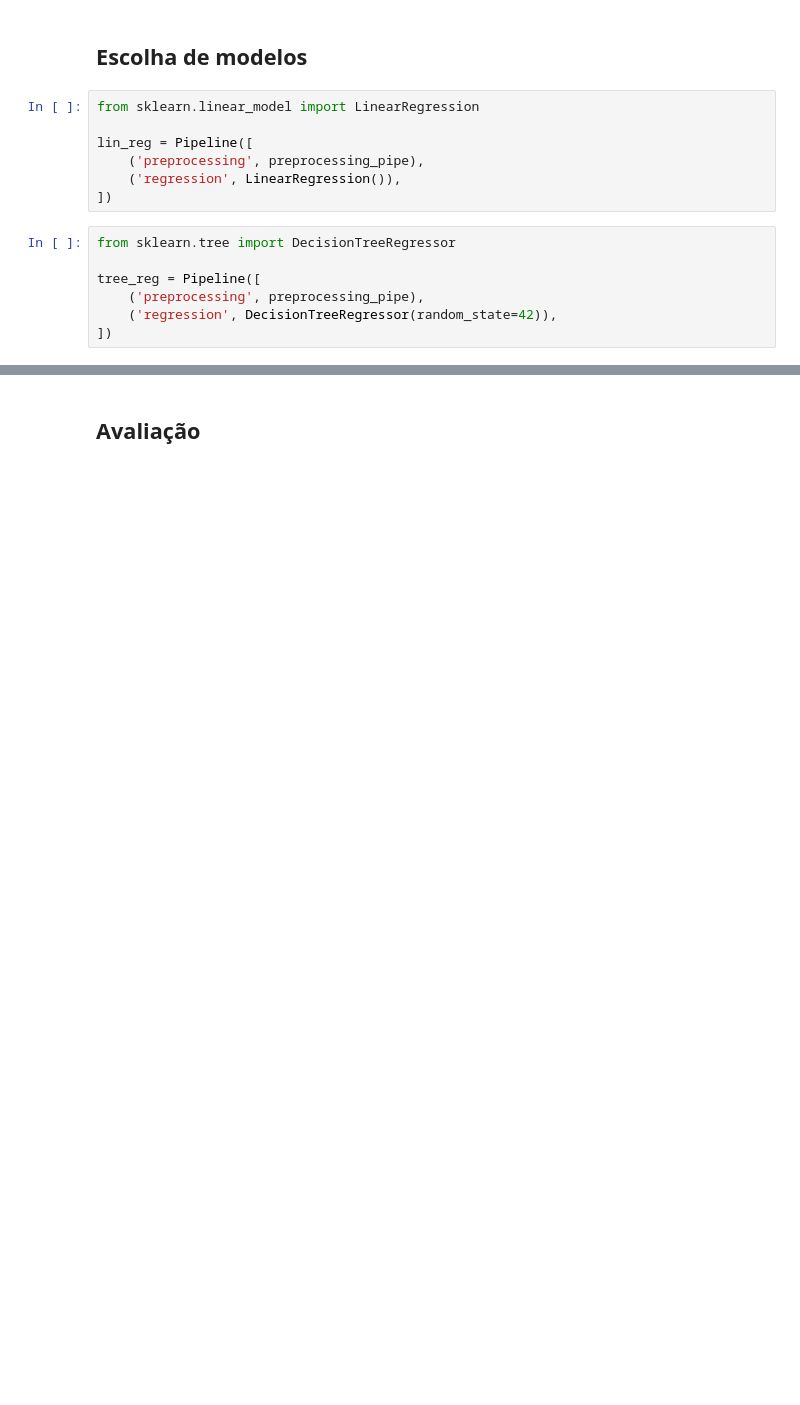
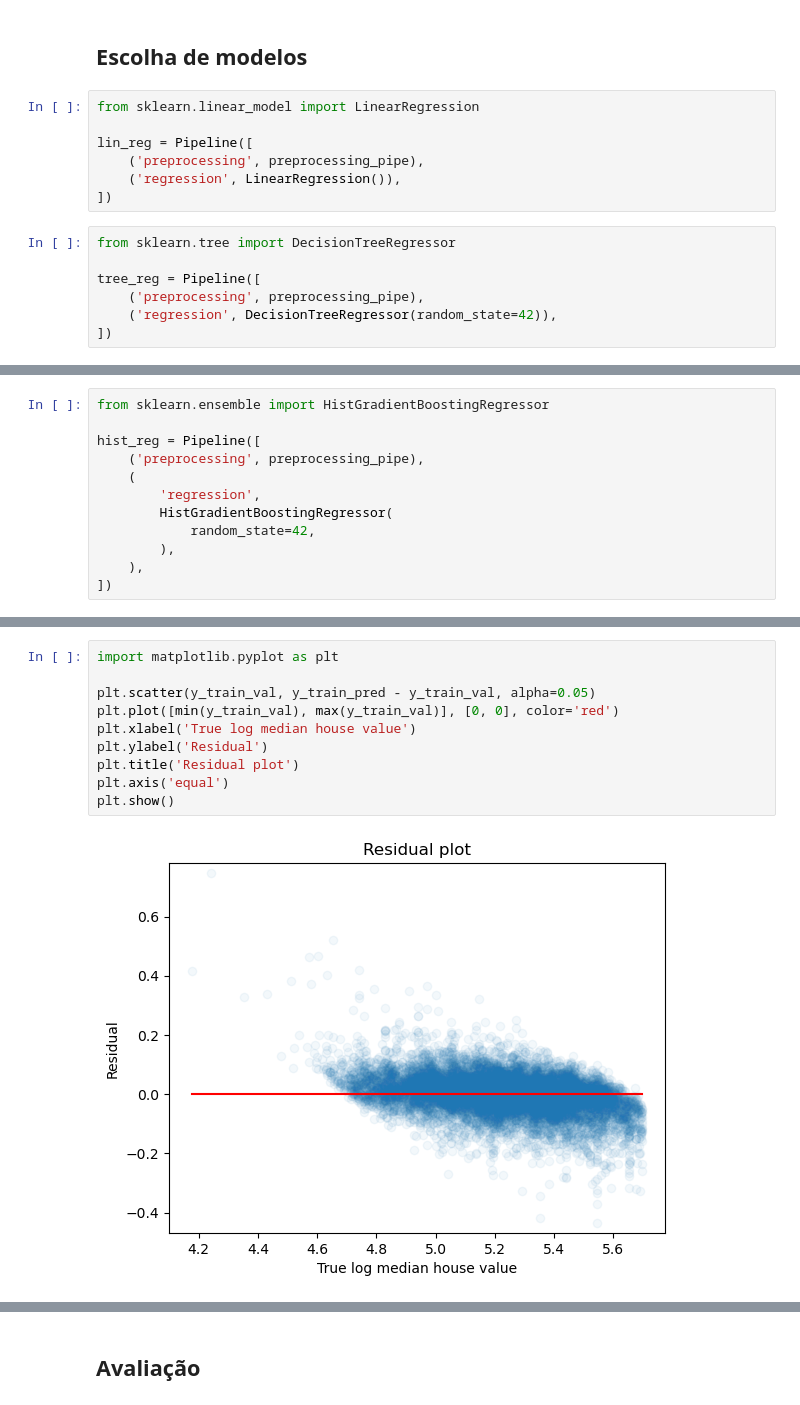
Before and after one commit to marinnagc/ml_labs_marinnagc, a Jupyter notebook: labs/01_regression/answers/task_02/notebooks/task_02.ipynb, the cells around one changed output, grey strips where cells are left out. Drawn from its saved outputs; the diff is of its cells as text; blank space fills up the shorter version.

```diff
--- a/labs/01_regression/answers/task_02/notebooks/task_02.ipynb
+++ b/labs/01_regression/answers/task_02/notebooks/task_02.ipynb
@@ -149 +175,13 @@ forest_reg = Pipeline([
 ])
+# %%
+from sklearn.ensemble import HistGradientBoostingRegressor
+
+hist_reg = Pipeline([
+    ('preprocessing', preprocessing_pipe),
+    (
+        'regression',
+        HistGradientBoostingRegressor(
+            random_state=42,
+        ),
+    ),
+])
@@ -239,3 +354,15 @@ plt.show()
+# %%
+import matplotlib.pyplot as plt
+
+plt.scatter(y_train_val, y_train_pred - y_train_val, alpha=0.05)
+plt.plot([min(y_train_val), max(y_train_val)], [0, 0], color='red')
+plt.xlabel('True log median house value')
+plt.ylabel('Residual')
+plt.title('Residual plot')
+plt.axis('equal')
+plt.show()
+# %% [output]
+[figure, added]
 # %%
 import matplotlib.pyplot as plt
 
```
Also changed, not shown: parts of 16 cells of this notebook.
